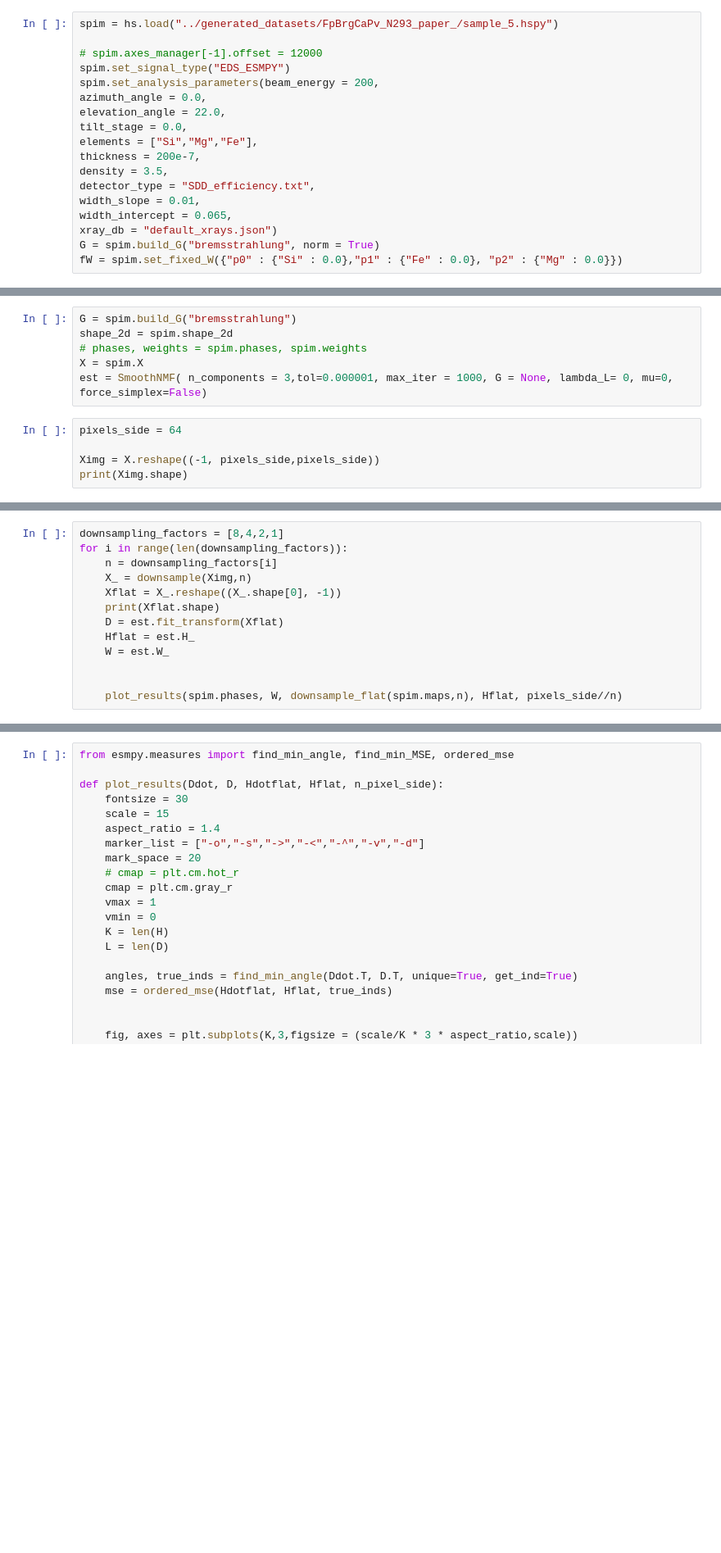
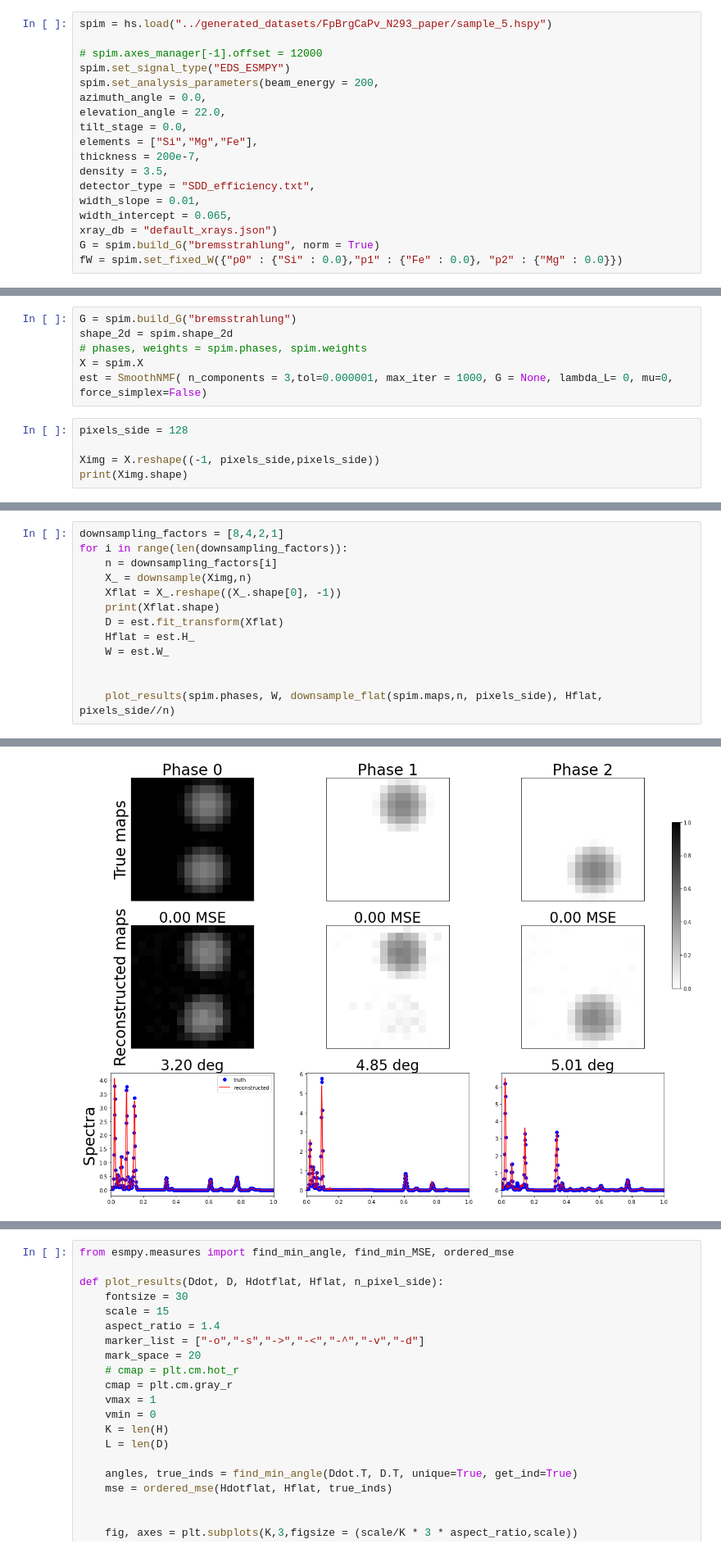
Before and after one commit to adriente/espm, a Jupyter notebook: notebooks/api.ipynb, the cells around one changed output, grey strips where cells are left out. Shown at 82% size. Cells and saved outputs as stored; diff of their text form; blank space fills up the shorter version.

```diff
--- a/notebooks/api.ipynb
+++ b/notebooks/api.ipynb
@@ -33,7 +33,7 @@ There are three things to fill here :
 - The acquisition parameters in the ``spim.set_analysis_parameters()`` function. Be careful the previous metadata are overwritten. (I still need to build a function that does not overwrite the already present settings)
 - if required you can set the concentrations of some elements in some phases with the function ``spim.set_fixed_W()``. The name of the phases can be changed.
 # %%
-spim = hs.load("../generated_datasets/FpBrgCaPv_N293_paper_/sample_5.hspy")
+spim = hs.load("../generated_datasets/FpBrgCaPv_N293_paper/sample_5.hspy")
 
 # spim.axes_manager[-1].offset = 12000
 spim.set_signal_type("EDS_ESMPY")
@@ -103,7 +103,7 @@ shape_2d = spim.shape_2d
 X = spim.X
 est = SmoothNMF( n_components = 3,tol=0.000001, max_iter = 1000, G = None, lambda_L= 0, mu=0, force_simplex=False)
 # %%
-pixels_side = 64
+pixels_side = 128
 
 Ximg = X.reshape((-1, pixels_side,pixels_side))
 print(Ximg.shape)
@@ -121,5 +121,5 @@ for i in range(len(downsampling_factors)):
     W = est.W_
 
 
-    plot_results(spim.phases, W, downsample_flat(spim.maps,n), Hflat, pixels_side//n)
+    plot_results(spim.phases, W, downsample_flat(spim.maps,n, pixels_side), Hflat, pixels_side//n)
 # %% [output]
@@ -148,0 +142 @@ Stopped after 542 iterations in 0.0 minutes and 2.0 seconds.
+[figure, added]
```
Also changed, not shown: parts of 4 cells of this notebook, 7 other files.
